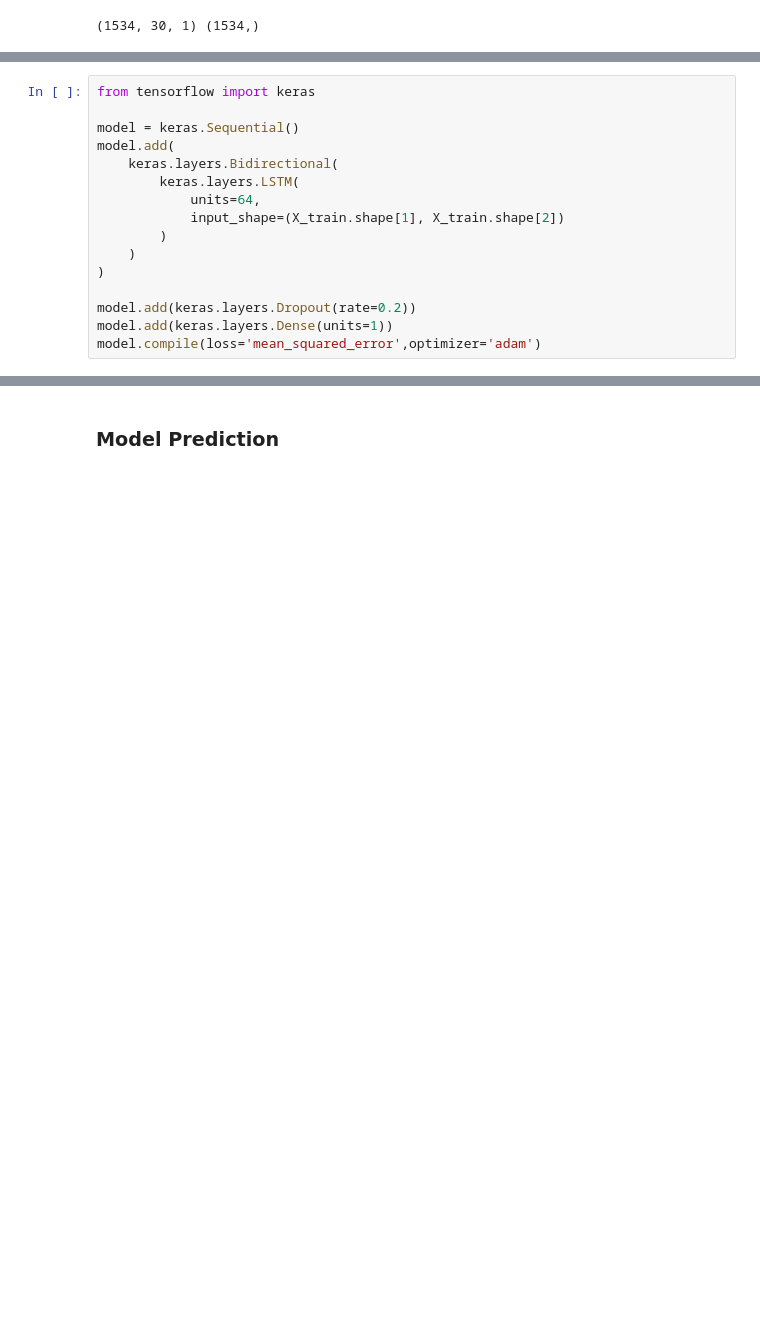
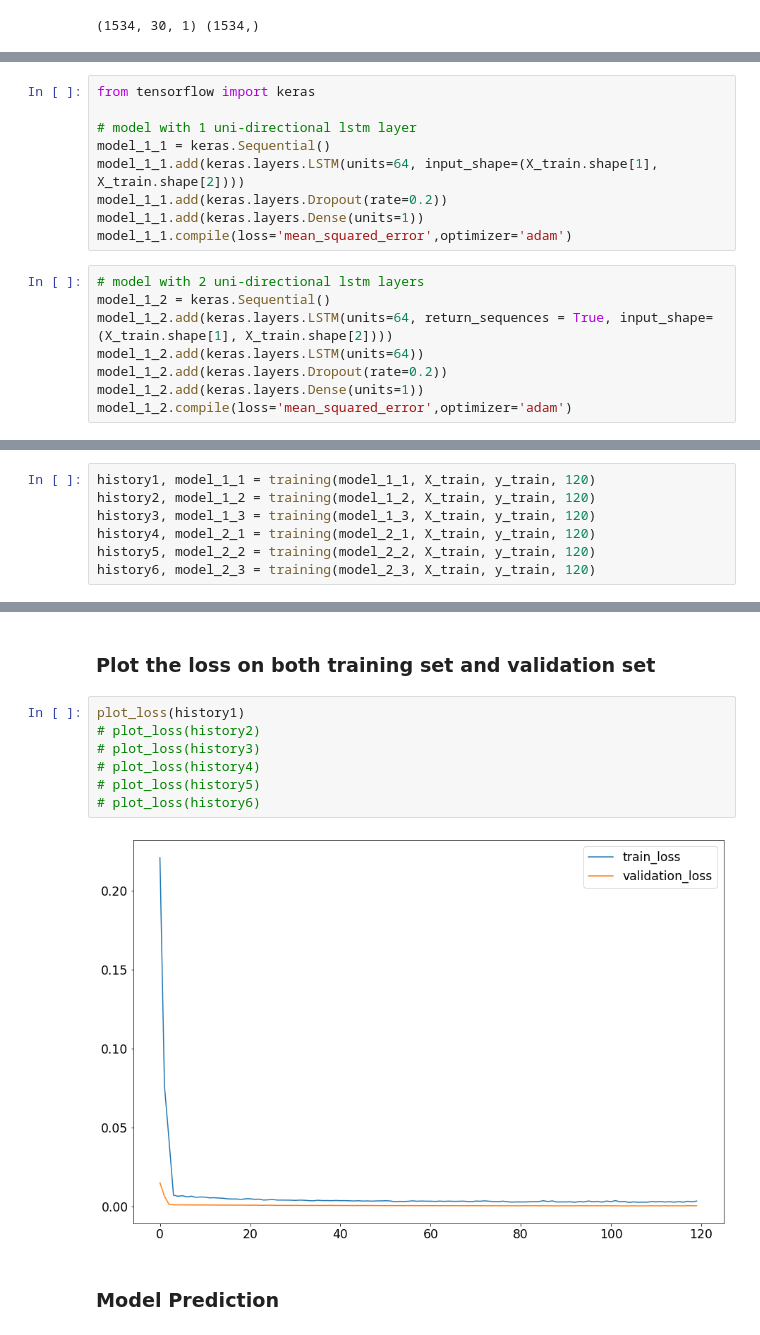
Before and after one commit to Shiqi-Wang-1999/Research_Project_PHAS0077, a Jupyter notebook: Research_Project_Shiqi_Wang.ipynb, the cells around one changed output, grey strips where cells are left out. Saved outputs shown, nothing was run; the diff lists cells and outputs as text; blank space fills up the shorter version.

```diff
--- a/Research_Project_Shiqi_Wang.ipynb
+++ b/Research_Project_Shiqi_Wang.ipynb
@@ -122,16 +132,17 @@ print(X_train.shape, y_train.shape)
+# %%
+from tensorflow import keras
+
+# model with 1 uni-directional lstm layer
+model_1_1 = keras.Sequential()
+model_1_1.add(keras.layers.LSTM(units=64, input_shape=(X_train.shape[1], X_train.shape[2])))
+model_1_1.add(keras.layers.Dropout(rate=0.2))
+model_1_1.add(keras.layers.Dense(units=1))
+model_1_1.compile(loss='mean_squared_error',optimizer='adam')
 # %%
-from tensorflow import keras
-
-model = keras.Sequential()
-model.add(
-    keras.layers.Bidirectional(
-        keras.layers.LSTM(
-            units=64,
-            input_shape=(X_train.shape[1], X_train.shape[2])
-        )
-    )
-)
-
-model.add(keras.layers.Dropout(rate=0.2))
-model.add(keras.layers.Dense(units=1))
-model.compile(loss='mean_squared_error',optimizer='adam')
+# model with 2 uni-directional lstm layers
+model_1_2 = keras.Sequential()
+model_1_2.add(keras.layers.LSTM(units=64, return_sequences = True, input_shape=(X_train.shape[1], X_train.shape[2])))
+model_1_2.add(keras.layers.LSTM(units=64))
+model_1_2.add(keras.layers.Dropout(rate=0.2))
+model_1_2.add(keras.layers.Dense(units=1))
+model_1_2.compile(loss='mean_squared_error',optimizer='adam')
@@ -173,0 +229,7 @@ plt.legend()
+# %%
+history1, model_1_1 = training(model_1_1, X_train, y_train, 120)
+history2, model_1_2 = training(model_1_2, X_train, y_train, 120)
+history3, model_1_3 = training(model_1_3, X_train, y_train, 120)
+history4, model_2_1 = training(model_2_1, X_train, y_train, 120)
+history5, model_2_2 = training(model_2_2, X_train, y_train, 120)
+history6, model_2_3 = training(model_2_3, X_train, y_train, 120)
@@ -174,3 +254,14 @@ plt.legend()
+# %% [markdown]
+### Plot the loss on both training set and validation set
+# %%
+plot_loss(history1)
+# plot_loss(history2)
+# plot_loss(history3)
+# plot_loss(history4)
+# plot_loss(history5)
+# plot_loss(history6)
+# %% [output]
+[figure, added]
 # %% [markdown]
 ### Model Prediction
 # %%
```
Also changed, not shown: parts of 55 cells of this notebook.
